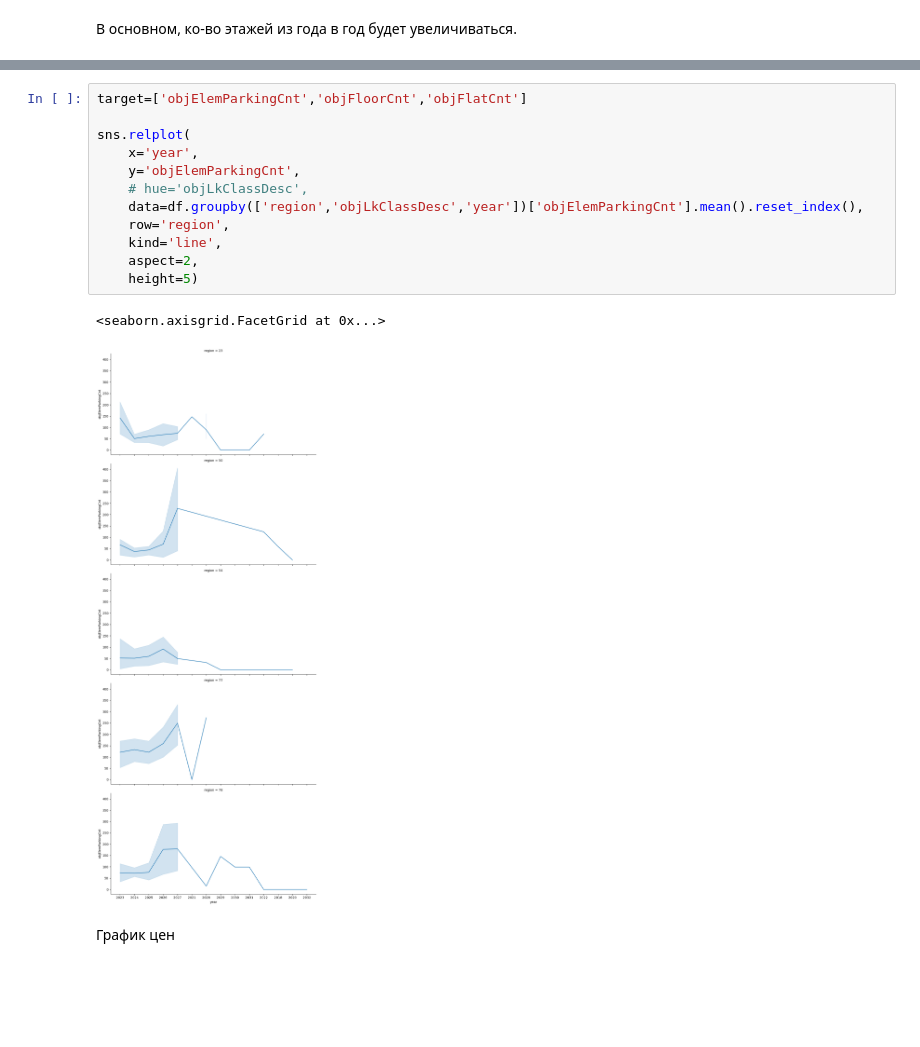
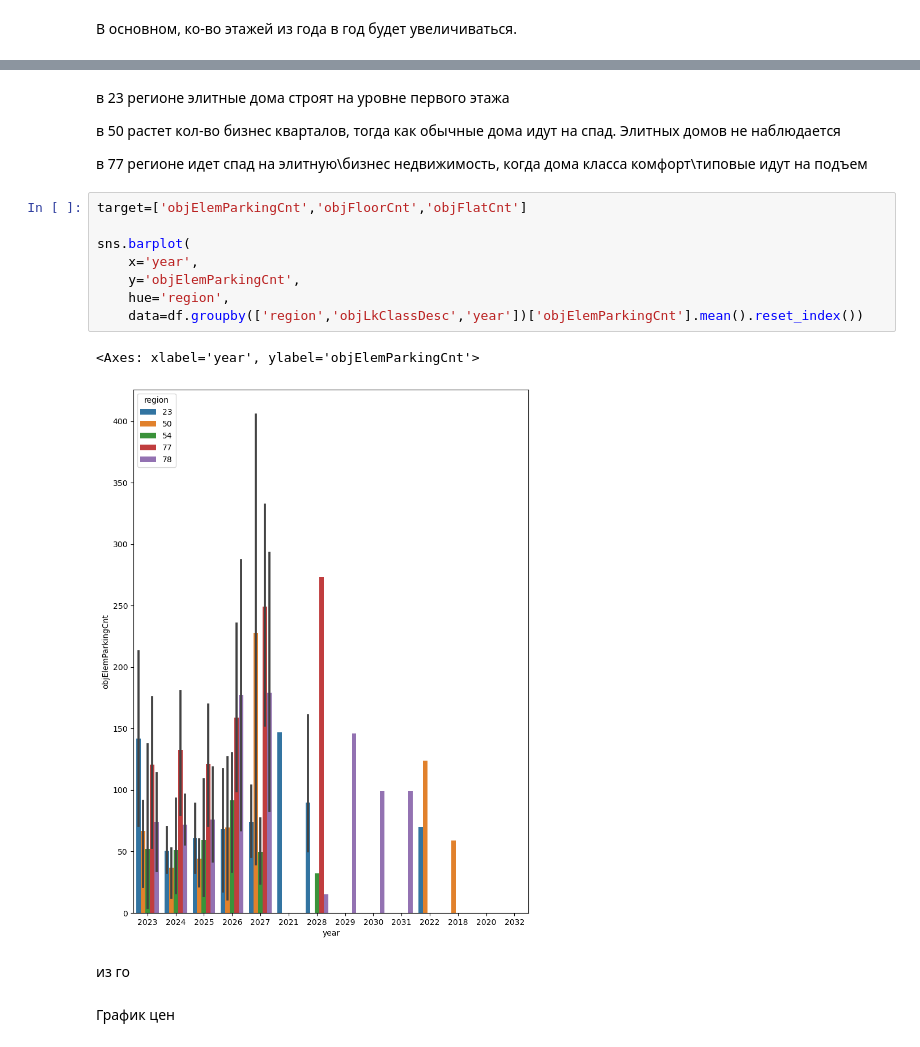
Before and after one commit to AlbrtKrd/DS_Reebot, a Jupyter notebook: Lessons_3_4/Home.ipynb, the cells around one changed output, grey strips where cells are left out. Cells and saved outputs as stored; diff of their text form; blank space fills up the shorter version.

```diff
--- a/Lessons_3_4/Home.ipynb
+++ b/Lessons_3_4/Home.ipynb
@@ -104,18 +103,22 @@ sns.relplot(
+# %% [markdown]
+в 23 регионе элитные дома строят на уровне первого этажа
+
+в 50 растет кол-во бизнес кварталов, тогда как обычные дома идут на спад. Элитных домов не наблюдается
+
+в 77 регионе идет спад на элитную\бизнес недвижимость, когда дома класса комфорт\типовые идут на подъем
 # %%
 target=['objElemParkingCnt','objFloorCnt','objFlatCnt']
 
-sns.relplot(
+sns.barplot(
     x='year',
     y='objElemParkingCnt',
-    # hue='objLkClassDesc',
-    data=df.groupby(['region','objLkClassDesc','year'])['objElemParkingCnt'].mean().reset_index(),
-    row='region',
-    kind='line',
-    aspect=2,
-    height=5)
+    hue='region',
+    data=df.groupby(['region','objLkClassDesc','year'])['objElemParkingCnt'].mean().reset_index())
 # %% [output]
-<seaborn.axisgrid.FacetGrid at 0x...>
+<Axes: xlabel='year', ylabel='objElemParkingCnt'>
-[figure, old version]
+[figure, new version]
+# %% [markdown]
+из го
 # %% [markdown]
 График цен
 # %%
```
Also changed, not shown: parts of 2 cells of this notebook.
